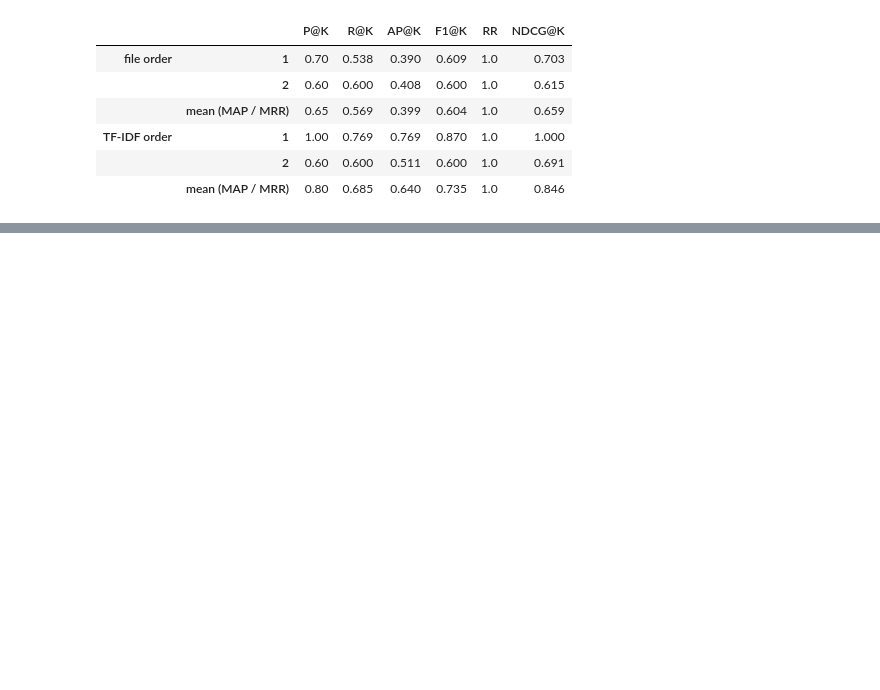
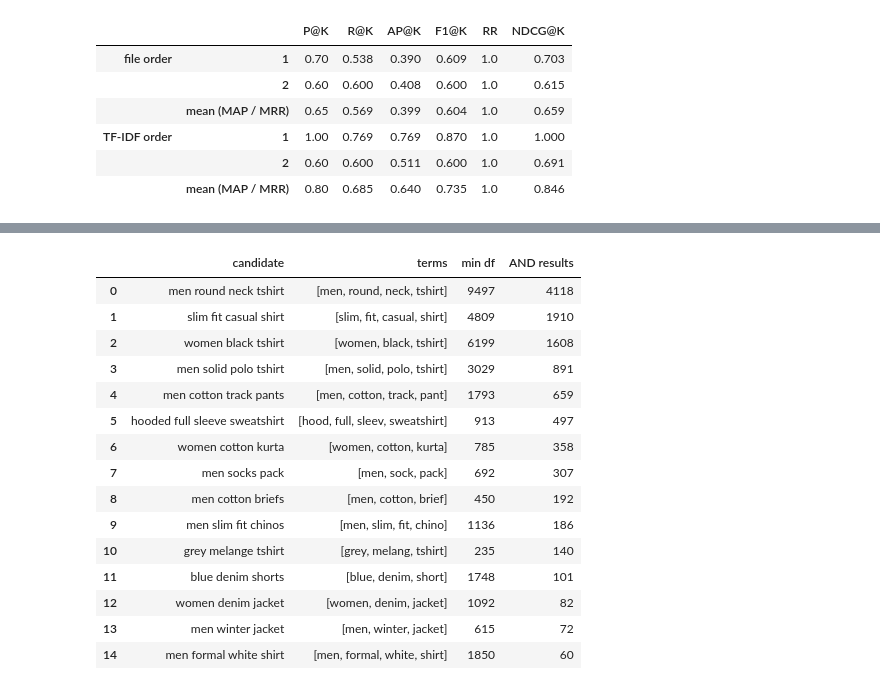
Before and after one commit to marticasasn/IRWA-2026-Search-Engine, a Jupyter notebook: IRWA_Part2_Indexing_Evaluation.ipynb, the cells around one changed output, grey strips where cells are left out. Cells and saved outputs as stored; diff of their text form; code cells hidden in the pictures; blank space fills up the shorter version.

Commit message:
test query candidates and results csv

```diff
--- a/IRWA_Part2_Indexing_Evaluation.ipynb
+++ b/IRWA_Part2_Indexing_Evaluation.ipynb
@@ -272,0 +279,13 @@ comparison
+# %%
+from collections import Counter
+from itertools import combinations
+
+doc_freq = pd.Series({term: len(postings) for term, postings in index.items()}).sort_values(ascending=False)
+print("Most popular terms (df):")
+display(doc_freq.head(15).to_frame("df"))
+
+# Triples of terms that appear together in the same title
+triples = Counter()
+for terms in corpus["title_terms"]:
+    triples.update(combinations(sorted(set(terms)), 3))
+pd.DataFrame(triples.most_common(15), columns=["title terms", "documents"])
@@ -272,0 +330,31 @@ comparison
+# %%
+CANDIDATES = [
+    "men round neck tshirt", "women black tshirt", "men solid polo tshirt", "slim fit casual shirt",
+    "men cotton track pants", "women cotton kurta", "hooded full sleeve sweatshirt", "men socks pack",
+    "men cotton briefs", "men slim fit chinos", "grey melange tshirt", "blue denim shorts",
+    "women denim jacket", "men winter jacket", "men formal white shirt",
+]
+
+rows = []
+for q in CANDIDATES:
+    terms = build_terms(q)
+    rows.append({"candidate": q, "terms": terms, "min df": min(len(index.get(t, {})) for t in terms),
+                 "AND results": len(conjunctive_search(q, index))})
+pd.DataFrame(rows).sort_values("AND results", ascending=False).reset_index(drop=True)
+# %% [output]
+|  | candidate | terms | min df | AND results |
+| 0 | men round neck tshirt | [men, round, neck, tshirt] | 9497 | 4118 |
+| 1 | slim fit casual shirt | [slim, fit, casual, shirt] | 4809 | 1910 |
+| 2 | women black tshirt | [women, black, tshirt] | 6199 | 1608 |
+| 3 | men solid polo tshirt | [men, solid, polo, tshirt] | 3029 | 891 |
+| 4 | men cotton track pants | [men, cotton, track, pant] | 1793 | 659 |
+| 5 | hooded full sleeve sweatshirt | [hood, full, sleev, sweatshirt] | 913 | 497 |
+| 6 | women cotton kurta | [women, cotton, kurta] | 785 | 358 |
+| 7 | men socks pack | [men, sock, pack] | 692 | 307 |
+| 8 | men cotton briefs | [men, cotton, brief] | 450 | 192 |
+| 9 | men slim fit chinos | [men, slim, fit, chino] | 1136 | 186 |
+| 10 | grey melange tshirt | [grey, melang, tshirt] | 235 | 140 |
+| 11 | blue denim shorts | [blue, denim, short] | 1748 | 101 |
+| 12 | women denim jacket | [women, denim, jacket] | 1092 | 82 |
+| 13 | men winter jacket | [men, winter, jacket] | 615 | 72 |
+| 14 | men formal white shirt | [men, formal, white, shirt] | 1850 | 60 |
```
Also changed, not shown: parts of 8 cells of this notebook.
